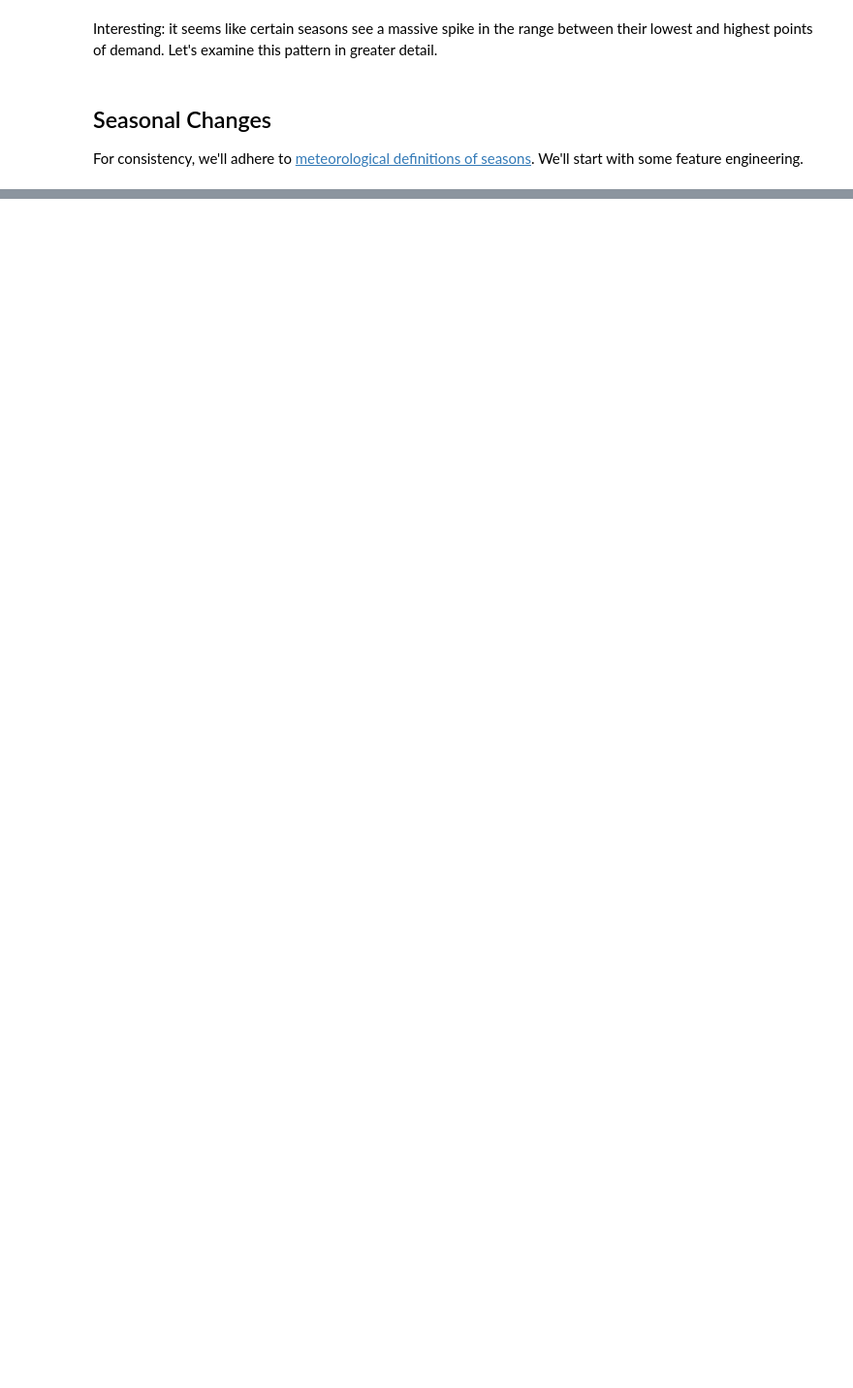
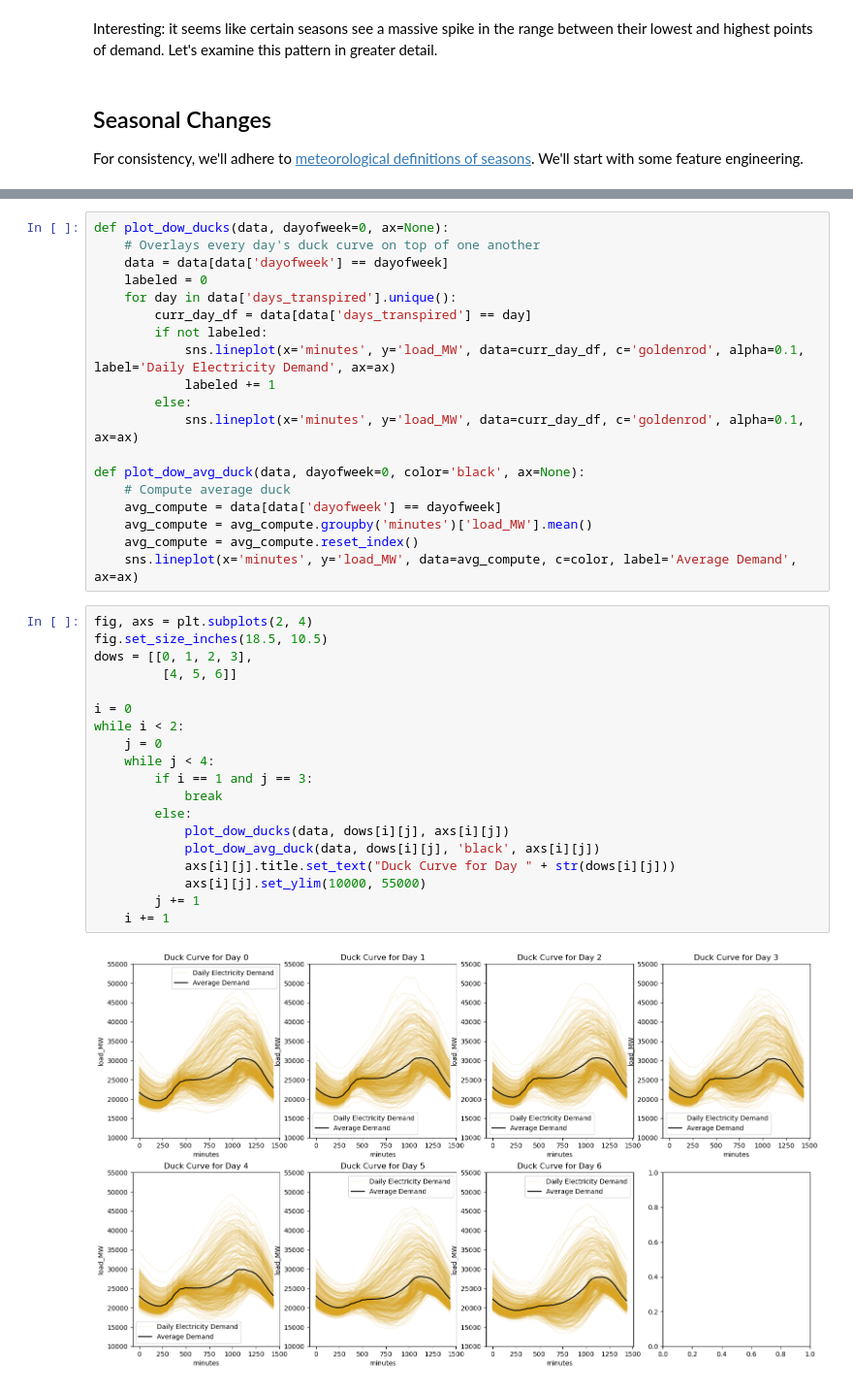
Before and after one commit to abosneaga/renewable_power, a Jupyter notebook: EDA/CAISO_EDA.ipynb, the cells around one changed output, grey strips where cells are left out. Shown at 97% size. Drawn from its saved outputs; the diff is of its cells as text; blank space fills up the shorter version.

```diff
--- a/EDA/CAISO_EDA.ipynb
+++ b/EDA/CAISO_EDA.ipynb
@@ -396,0 +336,40 @@ NameError: name 'df_2016' is not defined
+# %%
+def plot_dow_ducks(data, dayofweek=0, ax=None):
+    # Overlays every day's duck curve on top of one another
+    data = data[data['dayofweek'] == dayofweek]
+    labeled = 0
+    for day in data['days_transpired'].unique():
+        curr_day_df = data[data['days_transpired'] == day]
+        if not labeled:
+            sns.lineplot(x='minutes', y='load_MW', data=curr_day_df, c='goldenrod', alpha=0.1, label='Daily Electricity Demand', ax=ax)
+            labeled += 1
+        else:
+            sns.lineplot(x='minutes', y='load_MW', data=curr_day_df, c='goldenrod', alpha=0.1, ax=ax)
+
+def plot_dow_avg_duck(data, dayofweek=0, color='black', ax=None):
+    # Compute average duck
+    avg_compute = data[data['dayofweek'] == dayofweek]
+    avg_compute = avg_compute.groupby('minutes')['load_MW'].mean()
+    avg_compute = avg_compute.reset_index()
+    sns.lineplot(x='minutes', y='load_MW', data=avg_compute, c=color, label='Average Demand', ax=ax)
+# %%
+fig, axs = plt.subplots(2, 4)
+fig.set_size_inches(18.5, 10.5)
+dows = [[0, 1, 2, 3],
+         [4, 5, 6]]
+
+i = 0
+while i < 2:
+    j = 0
+    while j < 4:
+        if i == 1 and j == 3:
+            break
+        else:
+            plot_dow_ducks(data, dows[i][j], axs[i][j])
+            plot_dow_avg_duck(data, dows[i][j], 'black', axs[i][j])
+            axs[i][j].title.set_text("Duck Curve for Day " + str(dows[i][j]))
+            axs[i][j].set_ylim(10000, 55000)
+        j += 1
+    i += 1
+# %% [output]
+[figure, added]
```
Also changed, not shown: parts of 18 cells of this notebook.
